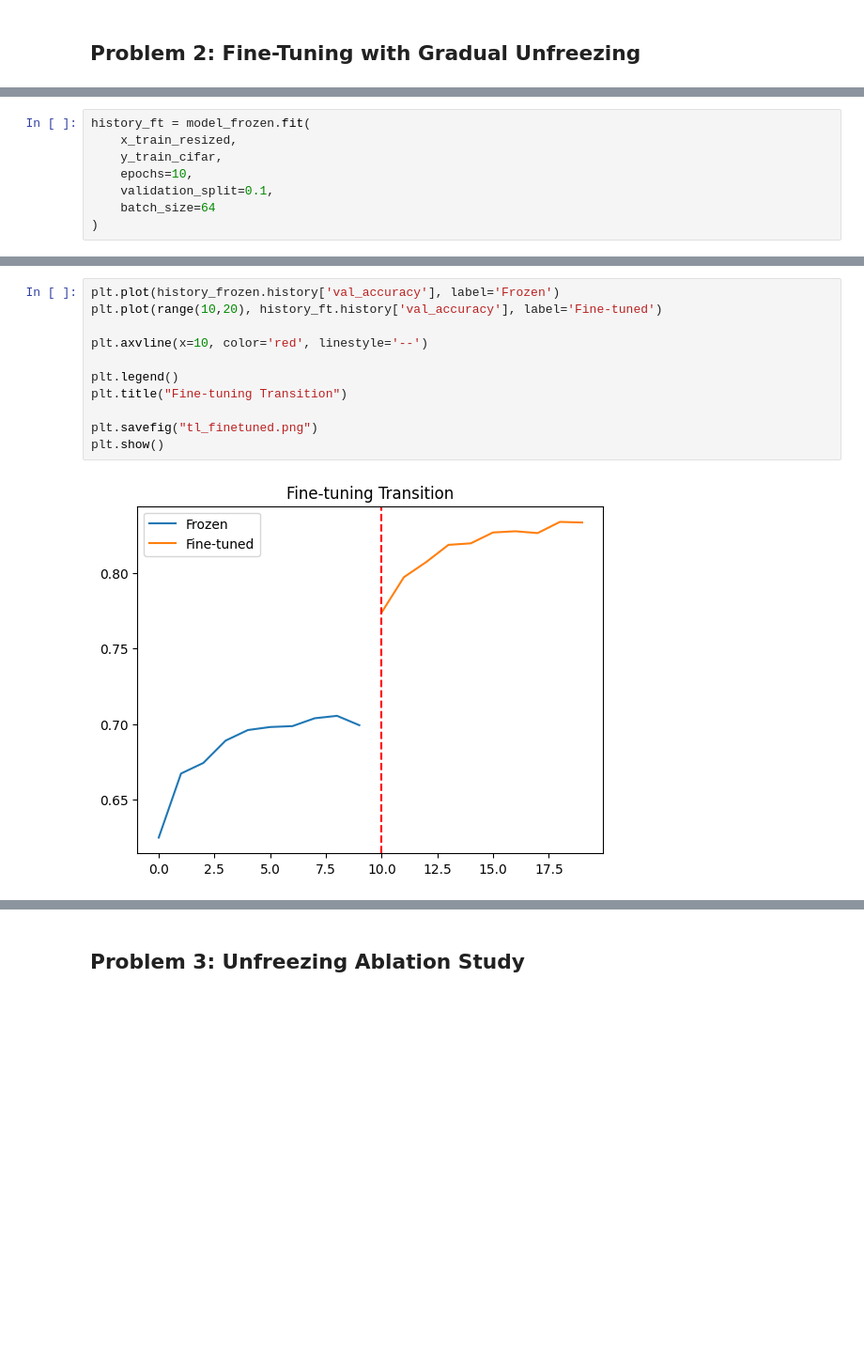
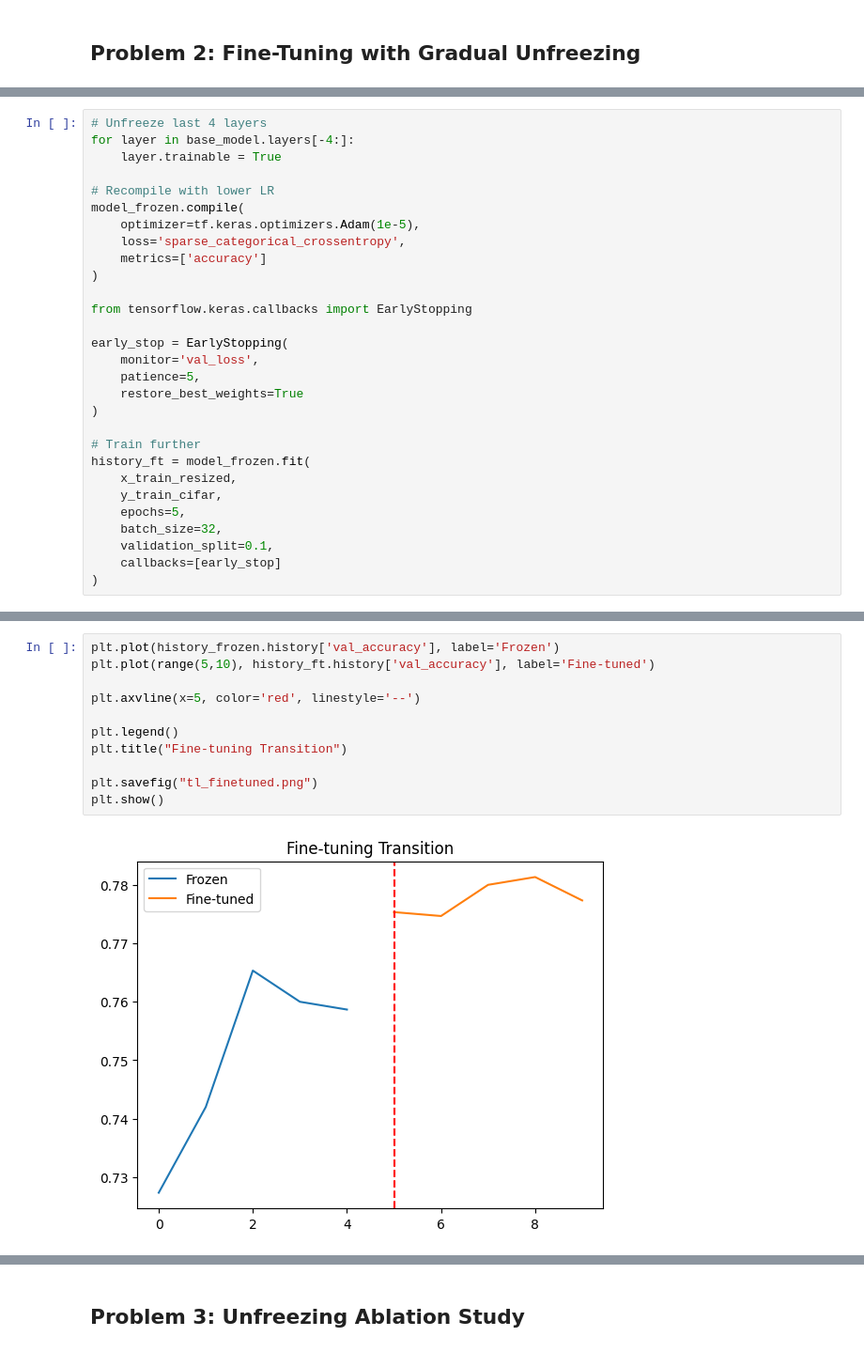
Before and after one commit to cd3004/CNN-Lab-Assignment, a Jupyter notebook: 24cd3004_CNN_Lab.ipynb, the cells around one changed output, grey strips where cells are left out. Shown at 94% size. Cells and saved outputs as stored; diff of their text form; blank space fills up the shorter version.

```diff
--- a/24cd3004_CNN_Lab.ipynb
+++ b/24cd3004_CNN_Lab.ipynb
@@ -1066,8 +1060,0 @@ model_frozen.compile(
-# %%
-history_ft = model_frozen.fit(
-    x_train_resized,
-    y_train_cifar,
-    epochs=10,
-    validation_split=0.1,
-    batch_size=64
-)
@@ -1094,0 +1061,29 @@ Epoch 10/10
+# %%
+# Unfreeze last 4 layers
+for layer in base_model.layers[-4:]:
+    layer.trainable = True
+
+# Recompile with lower LR
+model_frozen.compile(
+    optimizer=tf.keras.optimizers.Adam(1e-5),
+    loss='sparse_categorical_crossentropy',
+    metrics=['accuracy']
+)
+
+from tensorflow.keras.callbacks import EarlyStopping
+
+early_stop = EarlyStopping(
+    monitor='val_loss',
+    patience=5,
+    restore_best_weights=True
+)
+
+# Train further
+history_ft = model_frozen.fit(
+    x_train_resized,
+    y_train_cifar,
+    epochs=5,
+    batch_size=32,
+    validation_split=0.1,
+    callbacks=[early_stop]
+)
@@ -1095,13 +1101,13 @@ Epoch 10/10
 # %%
 plt.plot(history_frozen.history['val_accuracy'], label='Frozen')
-plt.plot(range(10,20), history_ft.history['val_accuracy'], label='Fine-tuned')
+plt.plot(range(5,10), history_ft.history['val_accuracy'], label='Fine-tuned')
 
-plt.axvline(x=10, color='red', linestyle='--')
+plt.axvline(x=5, color='red', linestyle='--')
 
 plt.legend()
 plt.title("Fine-tuning Transition")
 
 plt.savefig("tl_finetuned.png")
 plt.show()
 # %% [output]
-[figure, old version]
+[figure, new version]
```
Also changed, not shown: parts of 24 cells of this notebook.
